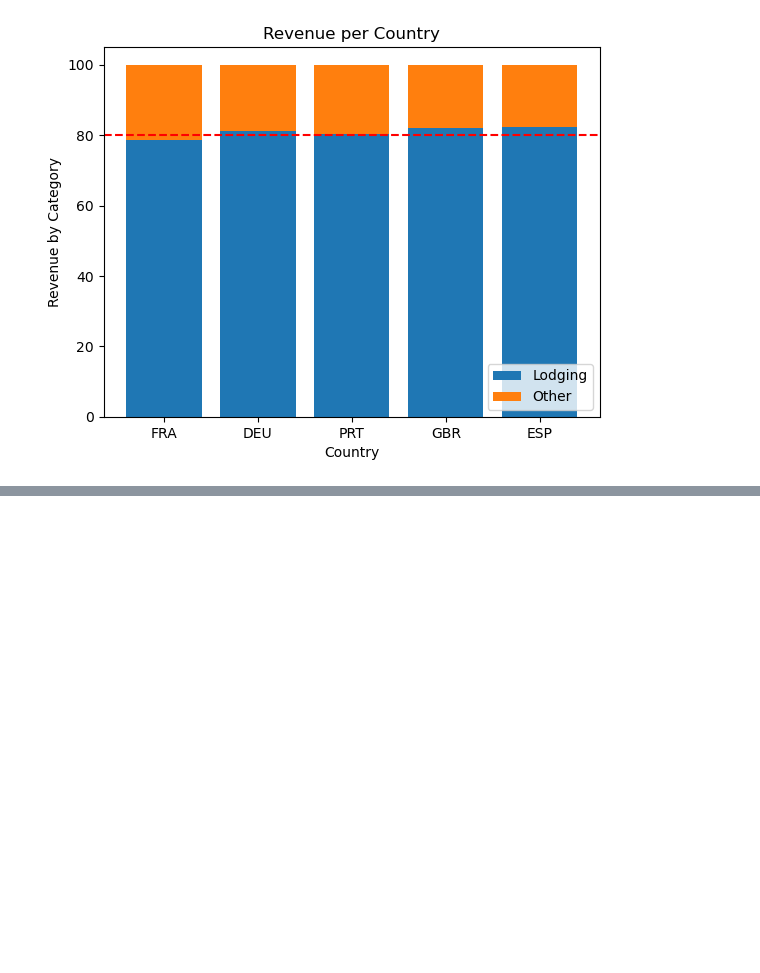
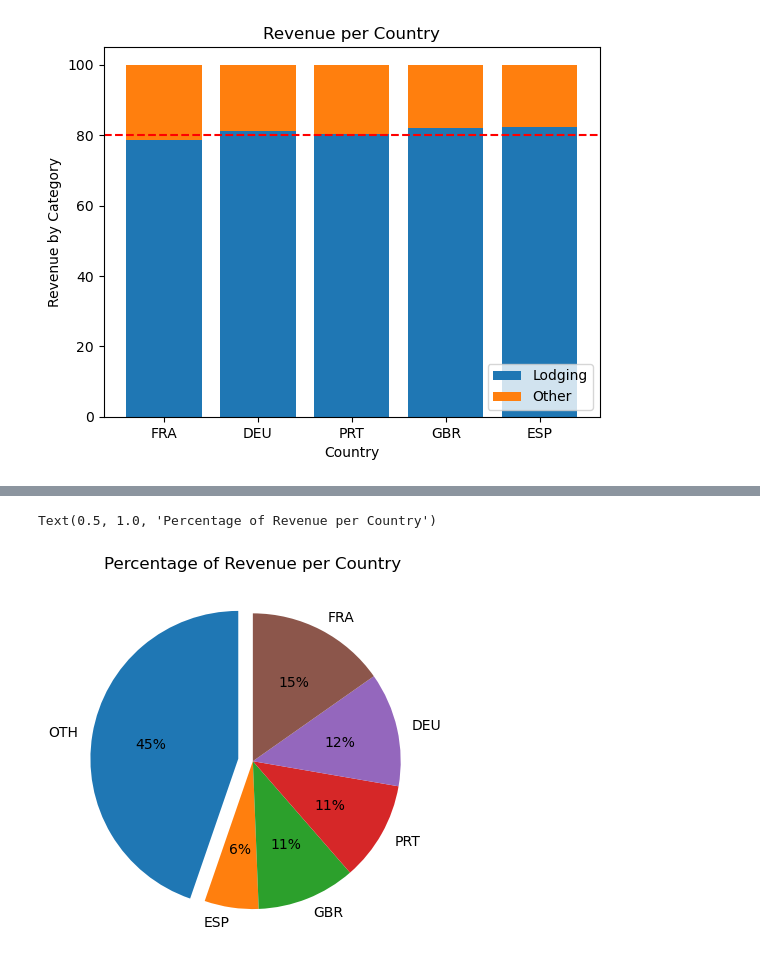
Before and after one commit to scarypillowz/data_visualization, a Jupyter notebook: assignments.ipynb, the cells around one changed output, grey strips where cells are left out. Cells and saved outputs as stored; diff of their text form; code cells hidden in the pictures; blank space fills up the shorter version.

Commit message:
Pie Chart - basic/donut/progressbar

```diff
--- a/assignments.ipynb
+++ b/assignments.ipynb
@@ -234,0 +249,8 @@ ax.legend(loc='lower right');
+# %%
+country_rev = (
+    hotels
+    .groupby('Nationality')
+    .agg({'LodgingRevenue': 'sum'})
+    .sort_values(by='LodgingRevenue', ascending=False)
+)
+country_rev
@@ -234,0 +272,5 @@ ax.legend(loc='lower right');
+# %%
+pie_data = pd.concat(
+    [country_rev.iloc[:5], pd.DataFrame({'LodgingRevenue': country_rev.iloc[5:, 0].sum()}, index=['OTH'])]
+).iloc[::-1]
+pie_data
@@ -234,0 +285,15 @@ ax.legend(loc='lower right');
+# %%
+# 1. Pie Charts
+fig, ax = plt.subplots()
+
+ax.pie(
+    pie_data['LodgingRevenue'],
+    startangle=90,
+    labels=pie_data.index,
+    autopct='%.0f%%',
+    explode=[.1, 0, 0, 0, 0, 0]
+)
+ax.set_title('Percentage of Revenue per Country')
+# %% [output]
+Text(0.5, 1.0, 'Percentage of Revenue per Country')
+[figure, added]
```
Also changed, not shown: parts of 5 cells of this notebook, 1 other file.
